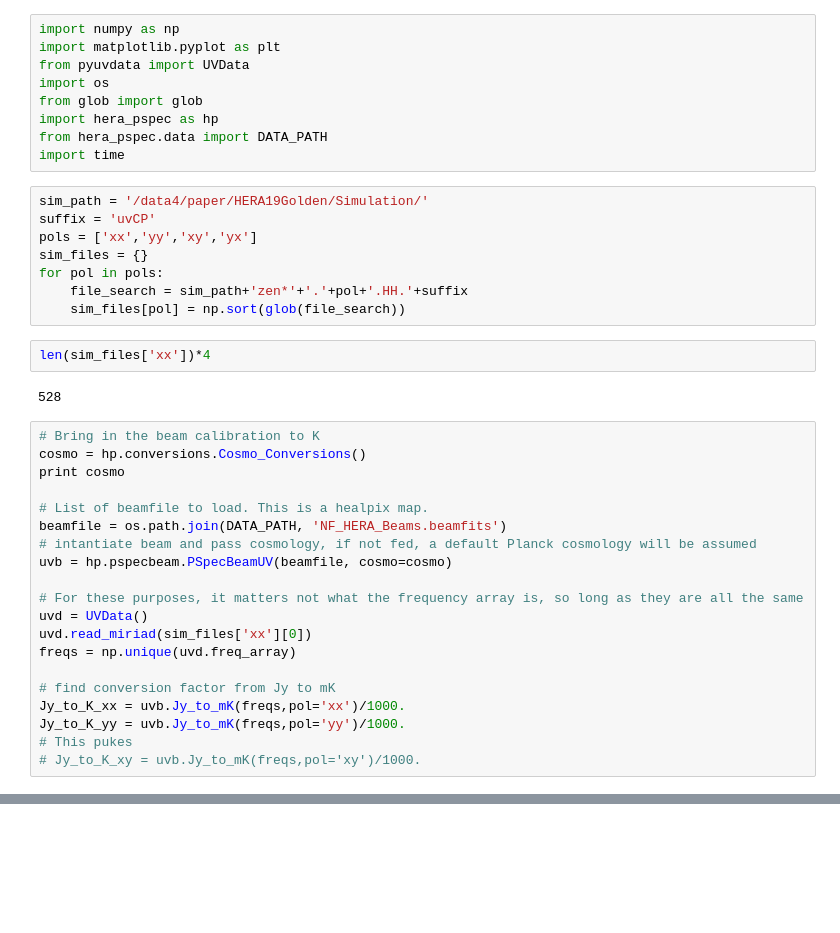
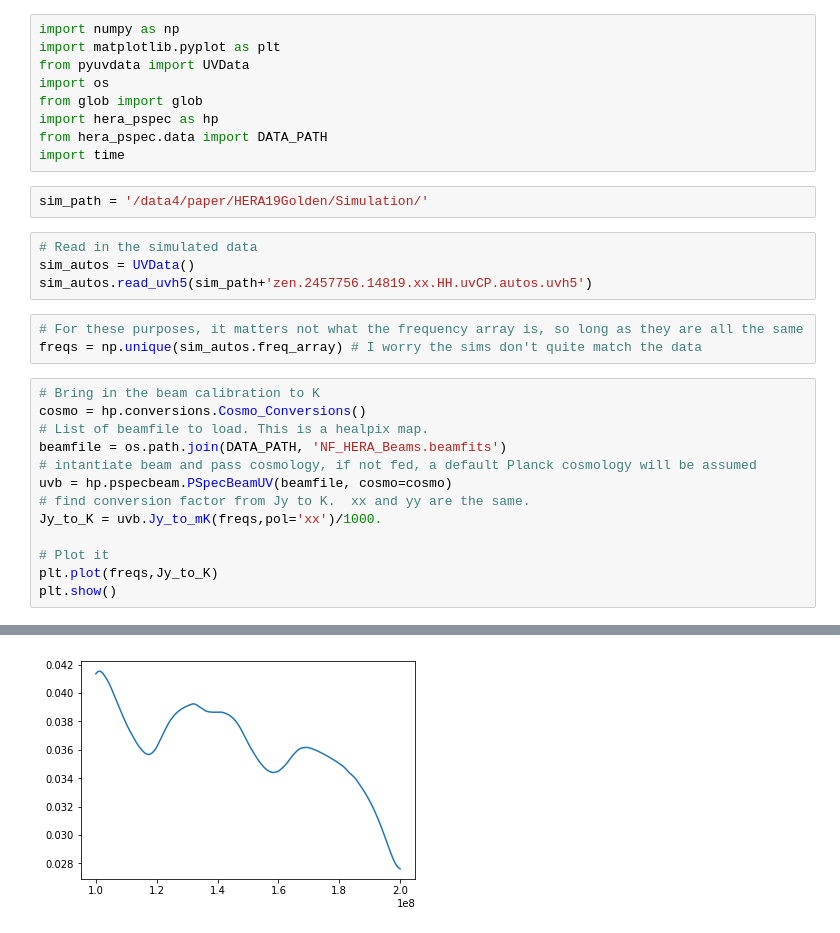
Before and after one commit to UPennEoR/kohn18_analysis, a Jupyter notebook: CheckAutosCalibration.ipynb, the cells around one changed output, grey strips where cells are left out. Cells and saved outputs as stored; diff of their text form; blank space fills up the shorter version.

```diff
--- a/CheckAutosCalibration.ipynb
+++ b/CheckAutosCalibration.ipynb
@@ -9,36 +9,26 @@ from glob import glob
 import hera_pspec as hp
 from hera_pspec.data import DATA_PATH
 import time
-# %%
-sim_path = '/data4/paper/HERA19Golden/Simulation/'
-suffix = 'uvCP'
-pols = ['xx','yy','xy','yx']
-sim_files = {}
-for pol in pols:
-    file_search = sim_path+'zen*'+'.'+pol+'.HH.'+suffix
-    sim_files[pol] = np.sort(glob(file_search))
-# %%
-len(sim_files['xx'])*4
-# %% [output]
-528
+# %%
+sim_path = '/data4/paper/HERA19Golden/Simulation/'
+# %%
+# Read in the simulated data
+sim_autos = UVData()
+sim_autos.read_uvh5(sim_path+'zen.2457756.14819.xx.HH.uvCP.autos.uvh5')
+# %%
+# For these purposes, it matters not what the frequency array is, so long as they are all the same
+freqs = np.unique(sim_autos.freq_array) # I worry the sims don't quite match the data
 # %%
 # Bring in the beam calibration to K
 cosmo = hp.conversions.Cosmo_Conversions()
-print cosmo
-
 # List of beamfile to load. This is a healpix map.
 beamfile = os.path.join(DATA_PATH, 'NF_HERA_Beams.beamfits')
 # intantiate beam and pass cosmology, if not fed, a default Planck cosmology will be assumed
 uvb = hp.pspecbeam.PSpecBeamUV(beamfile, cosmo=cosmo)
+# find conversion factor from Jy to K.  xx and yy are the same.
+Jy_to_K = uvb.Jy_to_mK(freqs,pol='xx')/1000.
 
-# For these purposes, it matters not what the frequency array is, so long as they are all the same
-uvd = UVData()
-uvd.read_miriad(sim_files['xx'][0])
-freqs = np.unique(uvd.freq_array)
-
-# find conversion factor from Jy to mK
-Jy_to_K_xx = uvb.Jy_to_mK(freqs,pol='xx')/1000.
-Jy_to_K_yy = uvb.Jy_to_mK(freqs,pol='yy')/1000.
-# This pukes
-# Jy_to_K_xy = uvb.Jy_to_mK(freqs,pol='xy')/1000.
+# Plot it
+plt.plot(freqs,Jy_to_K)
+plt.show()
 # %% [output]
@@ -46,0 +35 @@ Om_L : 0.6844; Om_b : 0.0491; Om_c : 0.2644; Om_M : 0.3135; Om_k : 0.0021; H0 :
+[figure, added]
```
Also changed, not shown: parts of 26 cells of this notebook.
